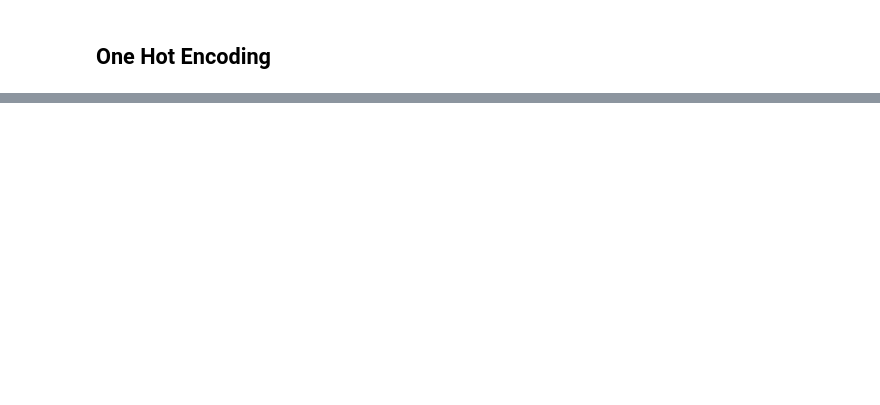
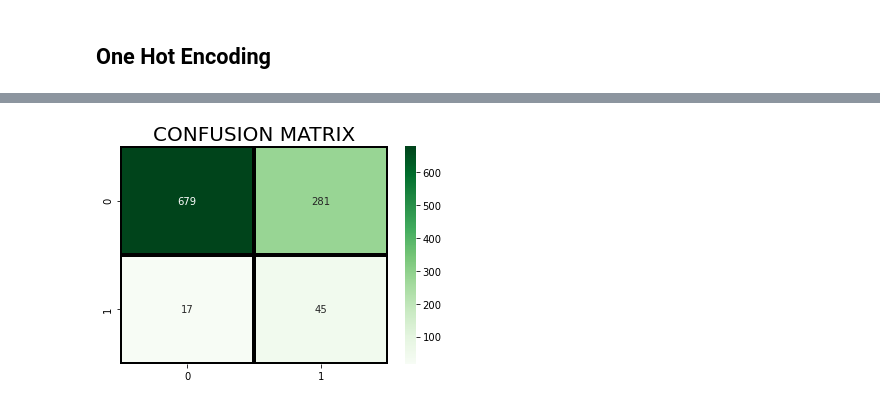
Before and after one commit to surya3001/Data-Science-Project, a Jupyter notebook: DataScienceFinalProject.ipynb, the cells around one changed output, grey strips where cells are left out. Drawn from its saved outputs; the diff is of its cells as text; code cells hidden in the pictures; blank space fills up the shorter version.

```diff
--- a/DataScienceFinalProject.ipynb
+++ b/DataScienceFinalProject.ipynb
@@ -403,0 +461,7 @@ array([[0.0, 1.0, 0.0, ..., 4.184599092531789, 2.058819049787146,
+# %%
+from imblearn.over_sampling import SMOTE
+oversample = SMOTE()
+X_train_ov, y_train_ov = oversample.fit_resample(X_train_pca,y_train)
+
+print("After Upsampling:-")
+print(Counter(y_train_ov))
@@ -403,0 +484,4 @@ array([[0.0, 1.0, 0.0, ..., 4.184599092531789, 2.058819049787146,
+# %%
+lmodel = LogisticRegression()
+lmodel.fit(X_train_ov,y_train_ov)
+prediction=lmodel.predict(X_test_pca)
@@ -403,0 +522,6 @@ array([[0.0, 1.0, 0.0, ..., 4.184599092531789, 2.058819049787146,
+# %%
+sns.heatmap(confusion_matrix(y_test,prediction),annot=True, cmap='Greens', fmt = "d",linecolor="k",linewidths=3)
+plt.title("CONFUSION MATRIX",fontsize=20)
+plt.show()
+# %% [output]
+[figure, added]
```
Also changed, not shown: parts of 73 cells of this notebook.
